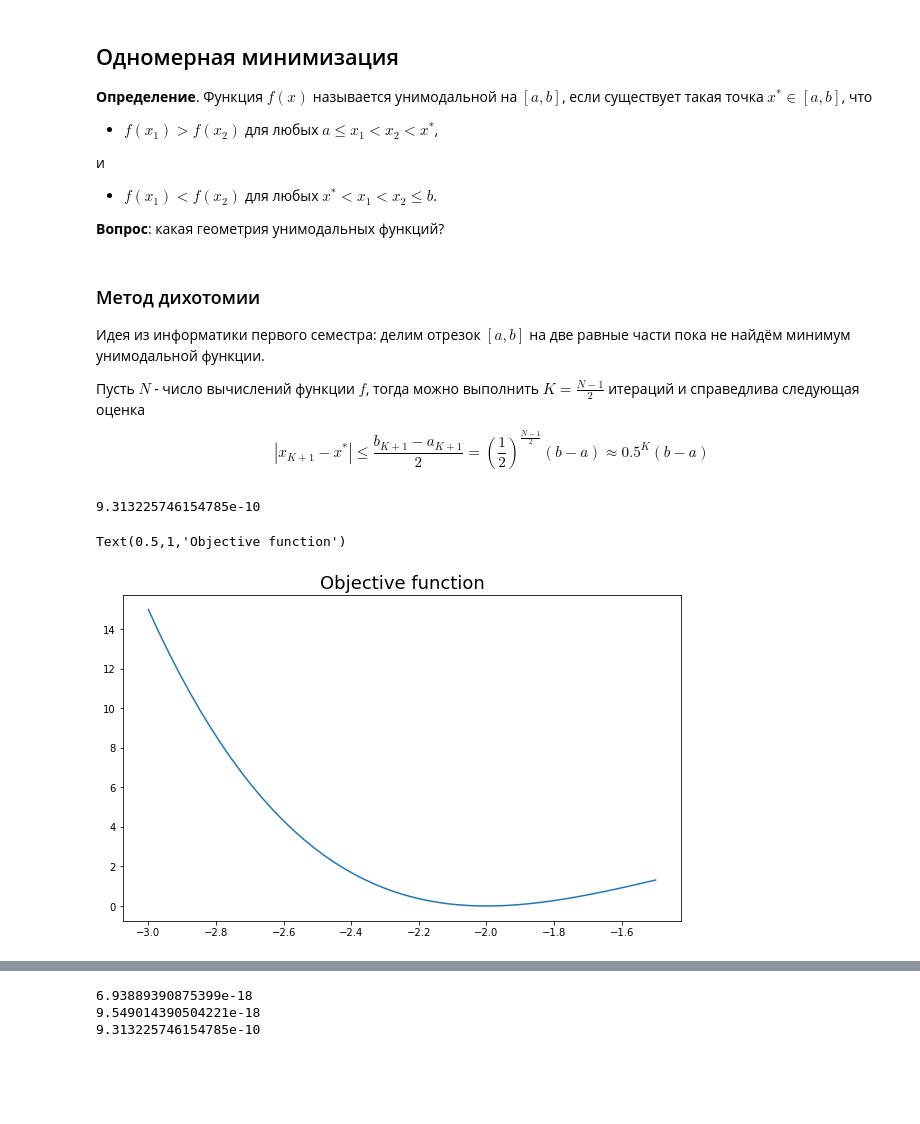
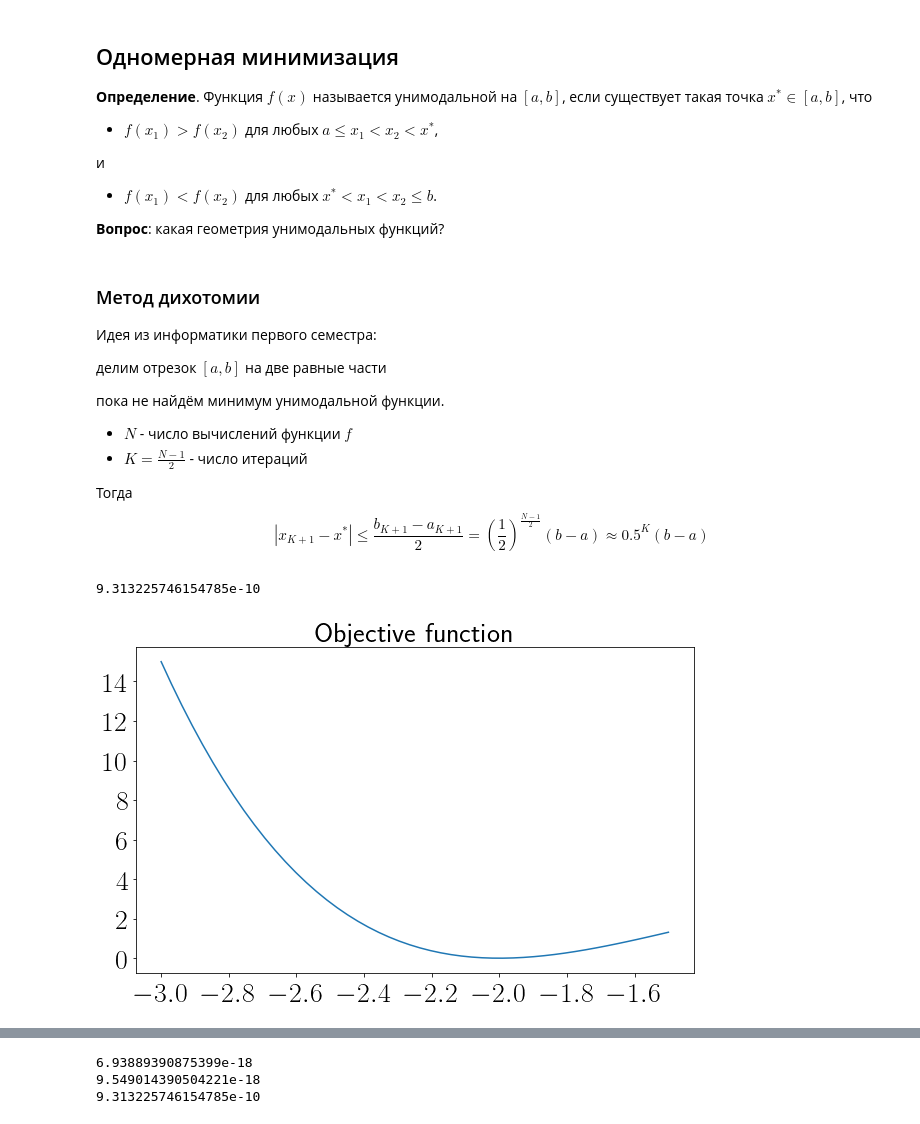
Before and after one commit to amkatrutsa/optimization_course, a Jupyter notebook: 12-NumMethods/Seminar12.ipynb, the cells around one changed output, grey strips where cells are left out. Saved outputs shown, nothing was run; the diff lists cells and outputs as text; code cells hidden in the pictures; blank space fills up the shorter version.

```diff
--- a/12-NumMethods/Seminar12.ipynb
+++ b/12-NumMethods/Seminar12.ipynb
@@ -227,6 +236,7 @@ $$
 # %%
 %matplotlib inline
 import matplotlib.pyplot as plt
+plt.rc("text", usetex=True)
 import numpy as np
 C = 10
 alpha = -0.5
@@ -240,14 +250,14 @@ plt.figure(figsize=(12,8))
 plt.semilogy(np.arange(1, num_iter+1), sublinear,
              label=r"Sublinear, $\alpha = -0.5$")
 plt.semilogy(np.arange(1, num_iter+1), superlinear,
-             label=r"Superlinear, $q = 0.5$")
+             label=r"Superlinear, $q = 0.5, p=2$")
 plt.semilogy(np.arange(1, num_iter+1), linear,
              label=r"Linear, $q = 0.5$")
 plt.semilogy(np.arange(1, num_iter+1), quadratic,
              label=r"Quadratic, $q = 0.5$")
-plt.xlabel("Number of iteration, $k$", fontsize=24)
-plt.ylabel("Error rate upper bound", fontsize=24)
-plt.legend(loc="best", fontsize=20)
-plt.xticks(fontsize = 20)
-_ = plt.yticks(fontsize = 20)
+plt.xlabel("Number of iterations, $k$", fontsize=28)
+plt.ylabel("Error rate upper bound", fontsize=28)
+plt.legend(loc="best", fontsize=26)
+plt.xticks(fontsize = 28)
+_ = plt.yticks(fontsize = 28)
 # %% [output]
@@ -313,9 +323,16 @@ $$
 # %% [markdown]
 ### Метод дихотомии
 
-Идея из информатики первого семестра: делим отрезок $[a,b]$ на две равные части пока не найдём минимум унимодальной функции.
+Идея из информатики первого семестра:
 
-Пусть $N$ - число вычислений функции $f$, тогда можно выполнить $K = \frac{N - 1}{2}$ итераций и справедлива следующая оценка
+делим отрезок $[a,b]$ на две равные части
+
+пока не найдём минимум унимодальной функции.
+
+- $N$ - число вычислений функции $f$
+- $K = \frac{N - 1}{2}$ - число итераций
+
+Тогда
 $$
 |x_{K+1} - x^*| \leq \frac{b_{K+1} - a_{K+1}}{2} = \left( \frac{1}{2} \right)^{\frac{N-1}{2}} (b - a) \approx 0.5^{K} (b - a)
 $$
@@ -346,33 +363,32 @@ def my_callback(a, b, left_bound, right_bound, approximation):
     right_bound.append(b)
     approximation.append((a + b) / 2.0)
 # %%
-# %matplotlib inline
 import numpy as np
-# import matplotlib.pyplot as plt
 
 left_boud_bs = []
 right_bound_bs = []
 approximation_bs = []
 
 callback_bs = lambda a, b: my_callback(a, b,
             left_boud_bs, right_bound_bs, approximation_bs)
 
 # Target unimodal function on given segment
 f = lambda x: (x - 2) * x * (x + 2)**2 # np.power(x+2, 2)
 # f = lambda x: -np.sin(x)
 x_true = -2
 # x_true = np.pi / 2.0
 a = -3
 b = -1.5
 epsilon = 1e-8
 x_opt = binary_search(f, a, b, epsilon, callback_bs)
 print(np.abs(x_opt - x_true))
 plt.figure(figsize=(10,6))
 plt.plot(np.linspace(a,b), f(np.linspace(a,b)))
-plt.title("Objective function", fontsize=18)
+plt.title("Objective function", fontsize=28)
+plt.xticks(fontsize = 28)
+_ = plt.yticks(fontsize = 28)
 # %% [output]
 9.313225746154785e-10
-Text(0.5,1,'Objective function')
-[figure, old version]
+[figure, new version]
 # %% [markdown]
 ### Метод золотого сечения
```
Also changed, not shown: parts of 13 cells of this notebook.
